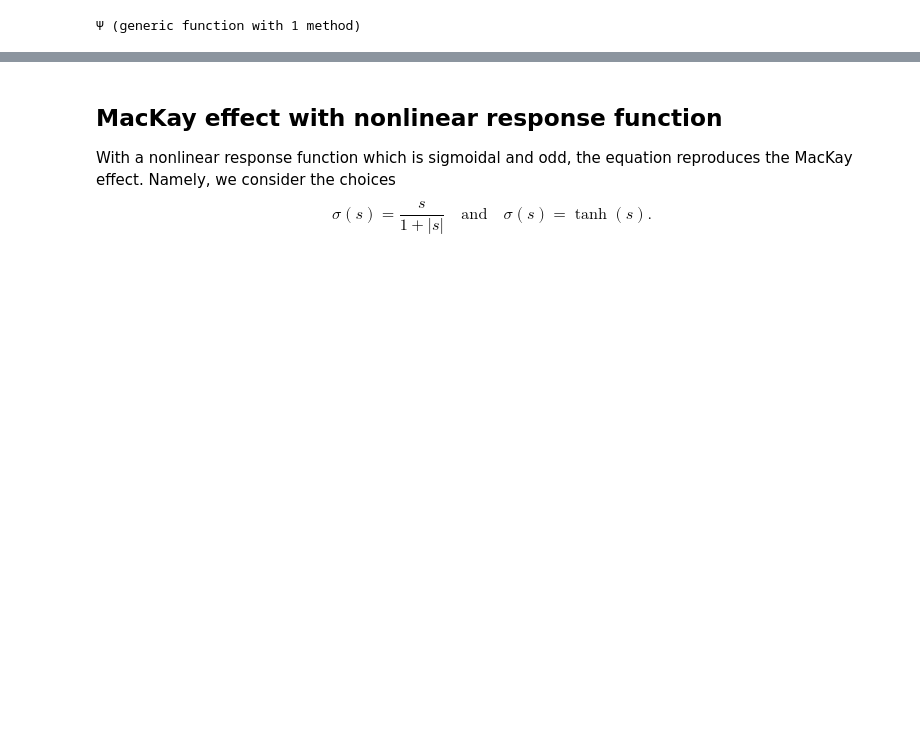
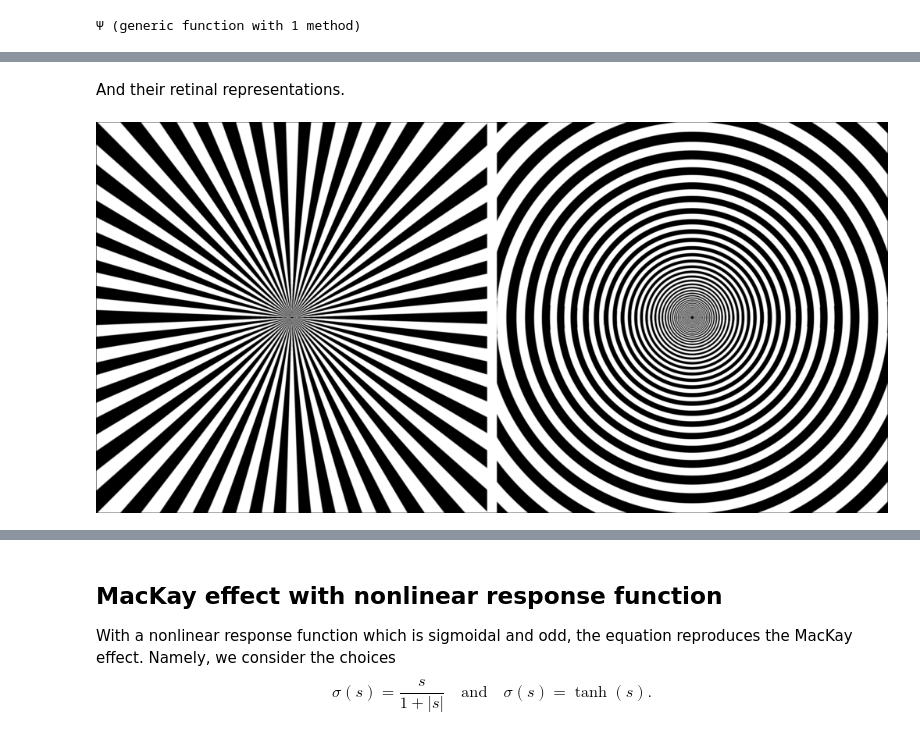
Before and after one commit to dprn/MacKay-Billock_Tsou-2022, a Jupyter notebook: mackay-type-illusions.ipynb, the cells around one changed output, grey strips where cells are left out. Cells and saved outputs as stored; diff of their text form; code cells hidden in the pictures; blank space fills up the shorter version.

```diff
--- a/mackay-type-illusions.ipynb
+++ b/mackay-type-illusions.ipynb
@@ -264,0 +263,8 @@ Extrema of I: (-1.0, 1.025), extrema of ΨI: (-1.0727619511649253, 1.08690829924
+# %% [markdown]
+And their retinal representations.
+# %%
+A1 = cort2res(binary.(A))
+B1 = cort2res(binary.(B))
+hcat(A1, ones(Gray, (size(A1,1),50)), B1)
+# %% [output]
+[figure, added]
```
Also changed, not shown: parts of 50 cells of this notebook.
